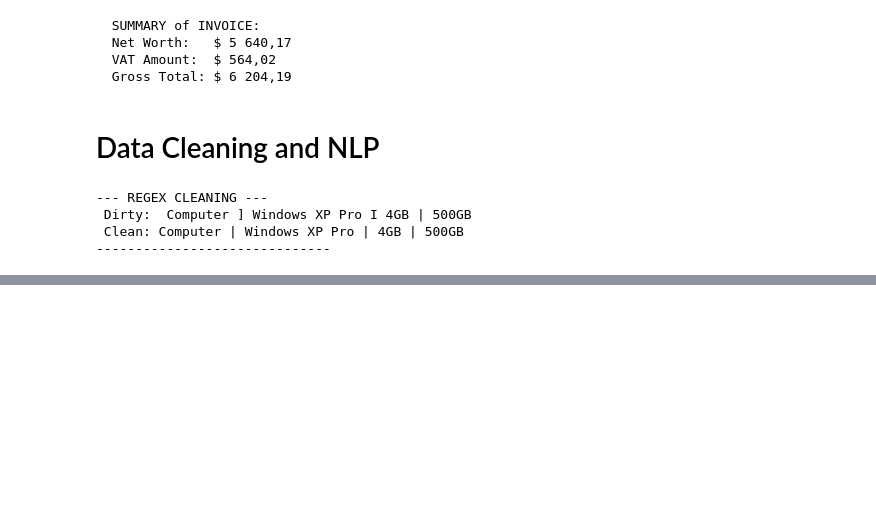
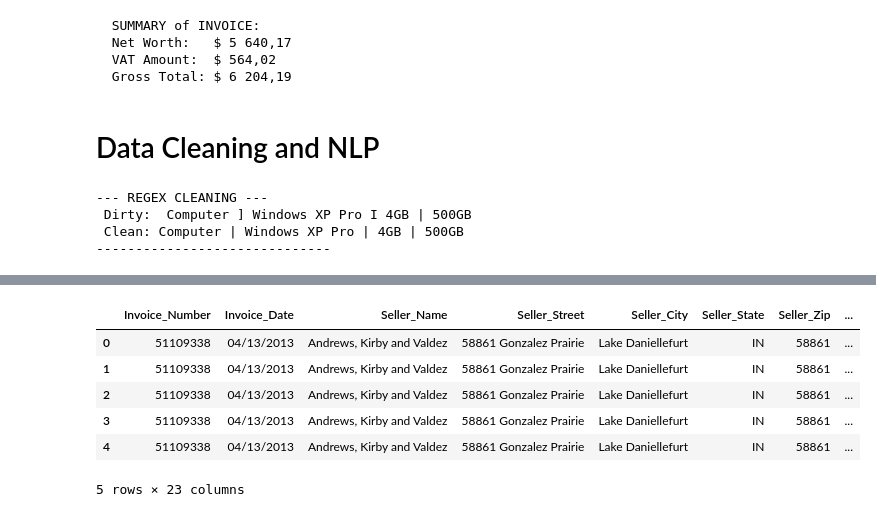
Before and after one commit to david-bazalduaa/invoices_ocr_project, a Jupyter notebook: notebooks/01_preprocessing.ipynb, the cells around one changed output, grey strips where cells are left out. Cells and saved outputs as stored; diff of their text form; code cells hidden in the pictures; blank space fills up the shorter version.

```diff
--- a/notebooks/01_preprocessing.ipynb
+++ b/notebooks/01_preprocessing.ipynb
@@ -263,12 +263,11 @@ Coords: [1013 ... 1495]
 --------------------
 # %%
 # --- CONFIGURATION ---
-# Zone 1: Header (Top of the page)
+# Zone 1: Header
 Y_HEADER_LIMIT = 300  # Everything above Y=300 is considered Header
 
-# Zone 2: Addresses (Middle of the page)
-# Everything between Y=300 and Y=580
-Y_ADDRESS_BOTTOM_LIMIT = 500
+# Zone 2: Addresses
+Y_ADDRESS_BOTTOM_LIMIT = 550
 
 # Horizontal Divider for Seller/Client
 X_DIVIDER = 400
@@ -304,8 +303,6 @@ for text, box, score in zip(textos, cajas, confianzas):
             else:
                 client_data.append(text)
 
-        # (Zone 3: Items - We are ignoring them for now)
-
 # --- PRINT FINAL RESULTS ---
 print("HEADER INFO:")
 for line in header_data:
@@ -713,0 +826,10 @@ Class: Hardware Device (Conf: 95.0%)
+# %%
+df.head()
+# %% [output]
+|  | Invoice_Number | Invoice_Date | Seller_Name | Seller_Street | Seller_City | Seller_State | Seller_Zip | ... |
+| 0 | 51109338 | 04/13/2013 | Andrews, Kirby and Valdez | 58861 Gonzalez Prairie | Lake Daniellefurt | IN | 58861 | ... |
+| 1 | 51109338 | 04/13/2013 | Andrews, Kirby and Valdez | 58861 Gonzalez Prairie | Lake Daniellefurt | IN | 58861 | ... |
+| 2 | 51109338 | 04/13/2013 | Andrews, Kirby and Valdez | 58861 Gonzalez Prairie | Lake Daniellefurt | IN | 58861 | ... |
+| 3 | 51109338 | 04/13/2013 | Andrews, Kirby and Valdez | 58861 Gonzalez Prairie | Lake Daniellefurt | IN | 58861 | ... |
+| 4 | 51109338 | 04/13/2013 | Andrews, Kirby and Valdez | 58861 Gonzalez Prairie | Lake Daniellefurt | IN | 58861 | ... |
+5 rows × 23 columns
```
Also changed, not shown: parts of 6 cells of this notebook, 2 other files.
